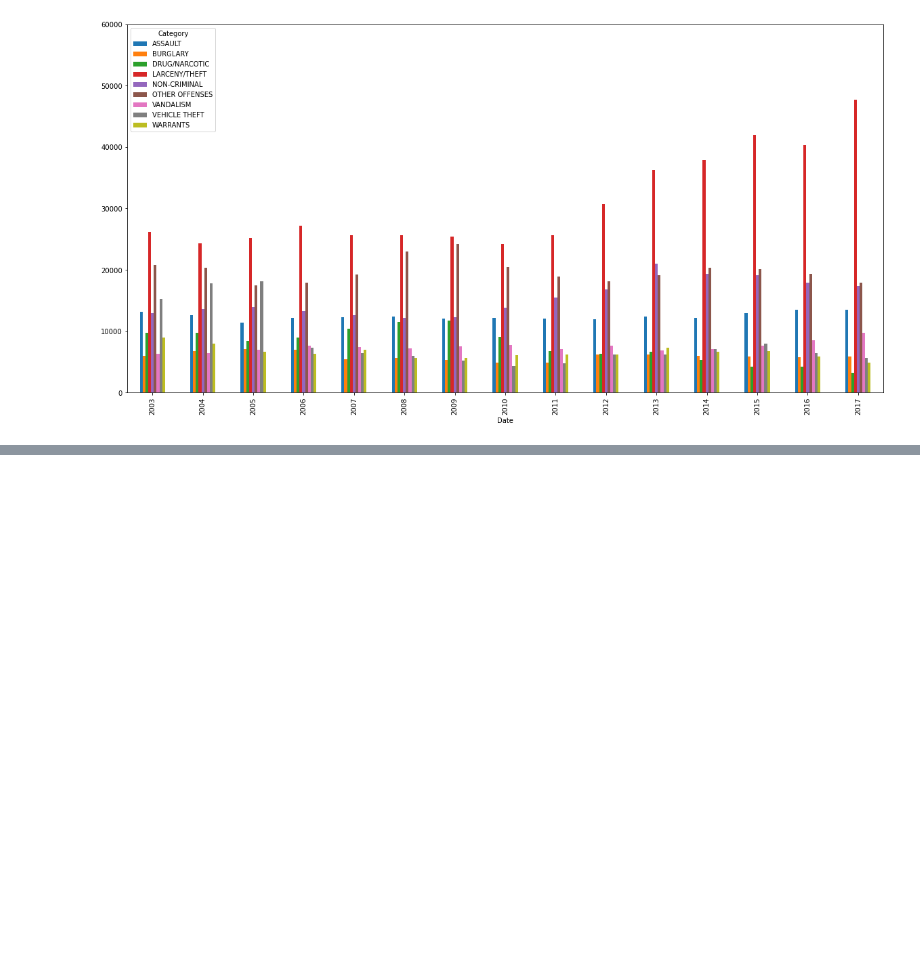
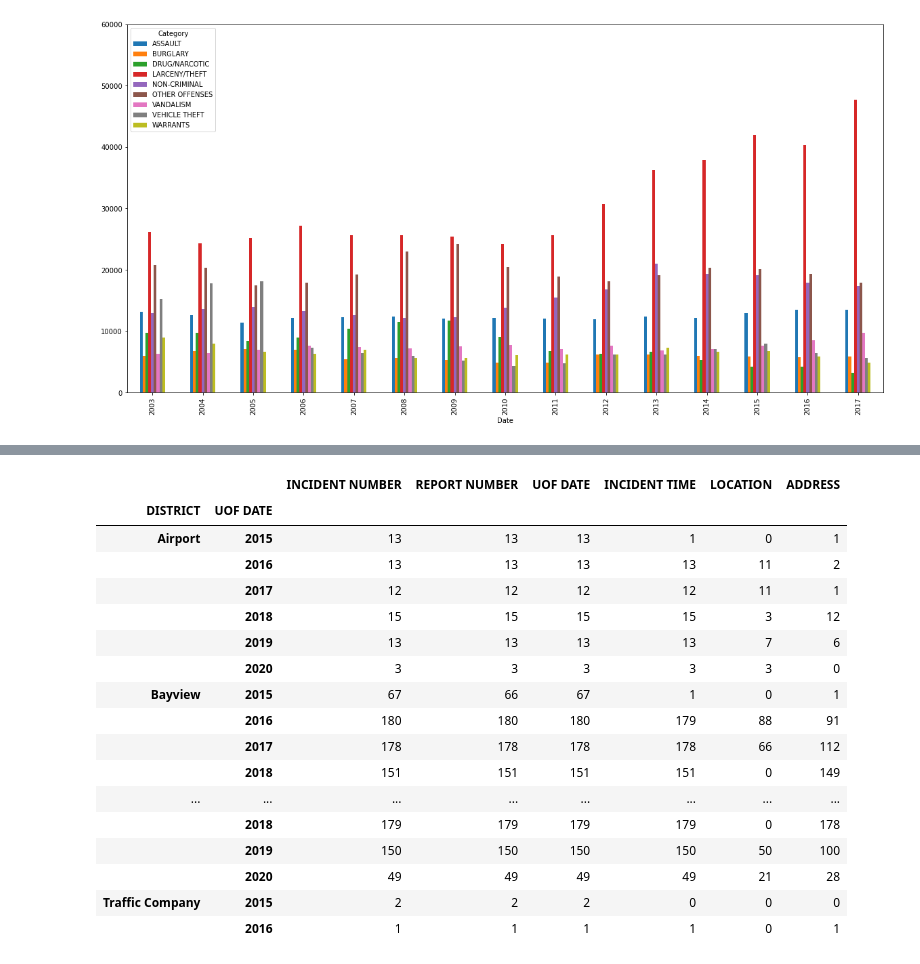
Before and after one commit to sfbrigade/datasci-police-budget, a Jupyter notebook: sanfranciscodataset/San_Francisco_Incidents_Analysis.ipynb, the cells around one changed output, grey strips where cells are left out. Cells and saved outputs as stored; diff of their text form; code cells hidden in the pictures; blank space fills up the shorter version.

```diff
--- a/sanfranciscodataset/San_Francisco_Incidents_Analysis.ipynb
+++ b/sanfranciscodataset/San_Francisco_Incidents_Analysis.ipynb
@@ -214,0 +234,3 @@ top_10_yearly.count()["PdId"].unstack().plot(ax=ax, kind='bar')
+# %%
+pd.set_option("max_columns", None)
+data.head()
@@ -214,0 +267,2 @@ top_10_yearly.count()["PdId"].unstack().plot(ax=ax, kind='bar')
+# %%
+sf_use_of_force = pd.read_excel("supplement_data/use_of_force_data.xlsx")
@@ -214,0 +278,2 @@ top_10_yearly.count()["PdId"].unstack().plot(ax=ax, kind='bar')
+# %%
+sf_use_of_force['UOF DATE']= pd.to_datetime(sf_use_of_force['UOF DATE'])
@@ -214,0 +291,23 @@ top_10_yearly.count()["PdId"].unstack().plot(ax=ax, kind='bar')
+# %%
+pd.set_option("max_rows", None)
+# %%
+sf_use_of_force.groupby([sf_use_of_force.DISTRICT, sf_use_of_force["UOF DATE"].dt.year]).count()
+# %% [output]
+|  |  | INCIDENT NUMBER | REPORT NUMBER | UOF DATE | INCIDENT TIME | LOCATION | ADDRESS |
+| DISTRICT | UOF DATE |  |  |  |  |  |  |
+| Airport | 2015 | 13 | 13 | 13 | 1 | 0 | 1 |
+|  | 2016 | 13 | 13 | 13 | 13 | 11 | 2 |
+|  | 2017 | 12 | 12 | 12 | 12 | 11 | 1 |
+|  | 2018 | 15 | 15 | 15 | 15 | 3 | 12 |
+|  | 2019 | 13 | 13 | 13 | 13 | 7 | 6 |
+|  | 2020 | 3 | 3 | 3 | 3 | 3 | 0 |
+| Bayview | 2015 | 67 | 66 | 67 | 1 | 0 | 1 |
+|  | 2016 | 180 | 180 | 180 | 179 | 88 | 91 |
+|  | 2017 | 178 | 178 | 178 | 178 | 66 | 112 |
+|  | 2018 | 151 | 151 | 151 | 151 | 0 | 149 |
+| ... | ... | ... | ... | ... | ... | ... | ... |
+|  | 2018 | 179 | 179 | 179 | 179 | 0 | 178 |
+|  | 2019 | 150 | 150 | 150 | 150 | 50 | 100 |
+|  | 2020 | 49 | 49 | 49 | 49 | 21 | 28 |
+| Traffic Company | 2015 | 2 | 2 | 2 | 0 | 0 | 0 |
+|  | 2016 | 1 | 1 | 1 | 1 | 0 | 1 |
```
Also changed, not shown: parts of 10 cells of this notebook, 5 other files.
